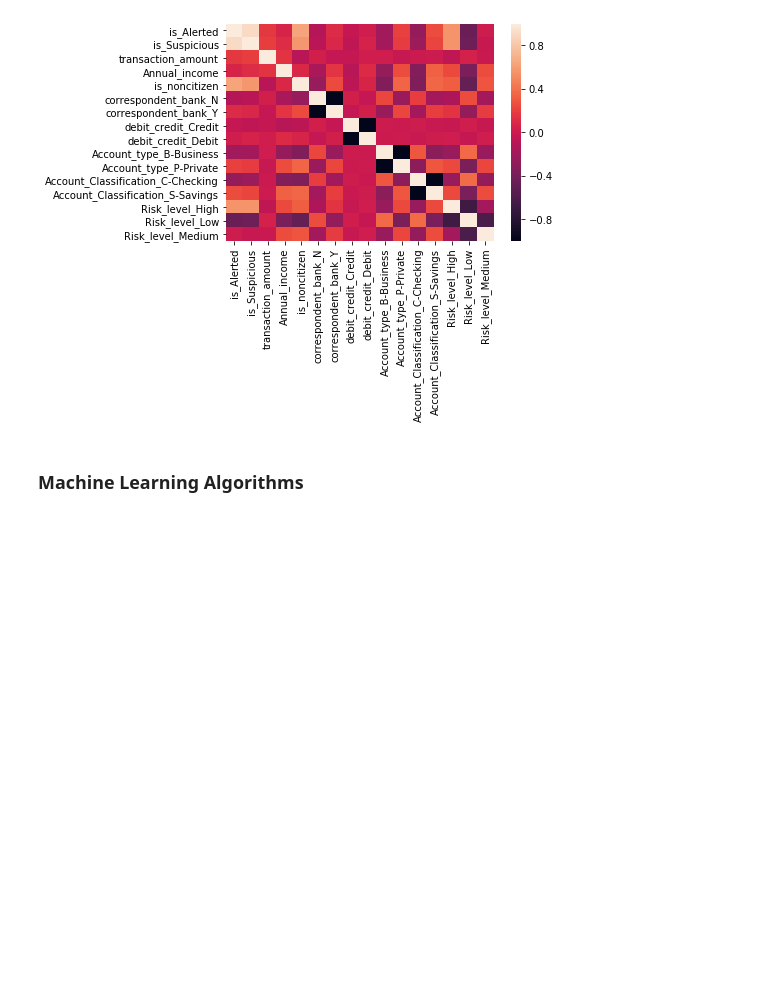
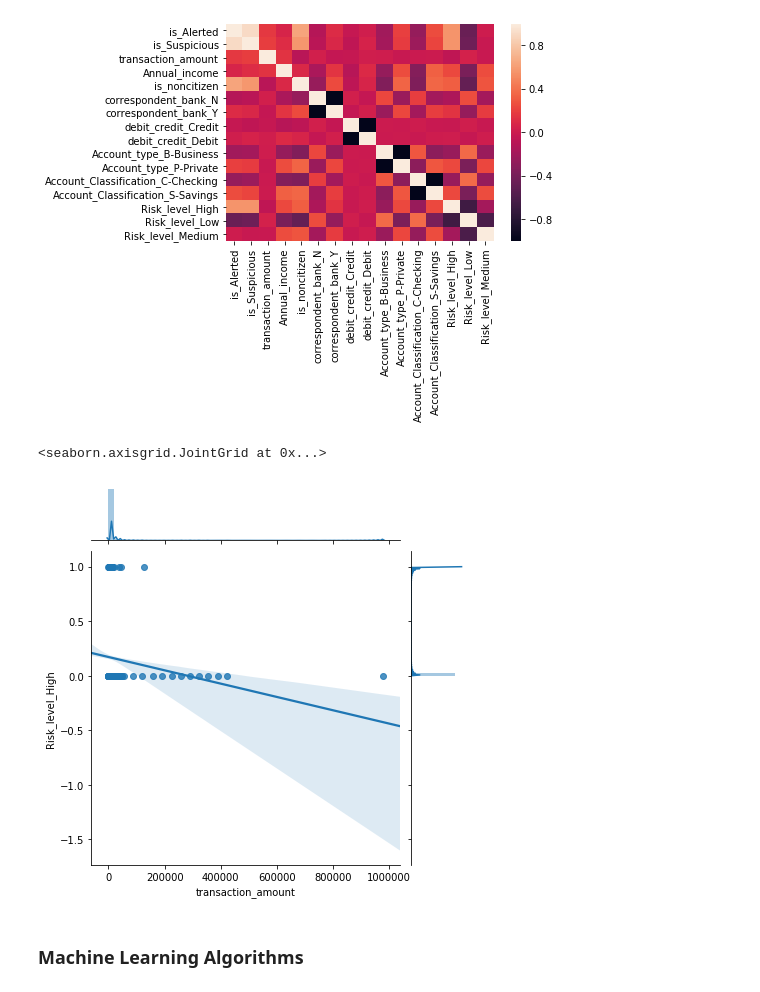
Before and after one commit to Minsifye/Portfolio, a Jupyter notebook: Identifying_Suspicious_Activities_In_Financial_Data.ipynb, the cells around one changed output. Saved outputs shown, nothing was run; the diff lists cells and outputs as text; code cells hidden in the pictures; blank space fills up the shorter version.

```diff
--- a/Identifying_Suspicious_Activities_In_Financial_Data.ipynb
+++ b/Identifying_Suspicious_Activities_In_Financial_Data.ipynb
@@ -208,6 +209,11 @@ sns.heatmap(df_transformed.corr())
 # %% [output]
 <matplotlib.axes._subplots.AxesSubplot at 0x...>
 [figure]
+# %%
+sns.jointplot(x='transaction_amount',y='Risk_level_High',data=df_transformed,kind='reg')
+# %% [output]
+<seaborn.axisgrid.JointGrid at 0x...>
+[figure, added]
 # %% [markdown]
 ### Machine Learning Algorithms
 # %%
```
Also changed, not shown: parts of 26 cells of this notebook.
